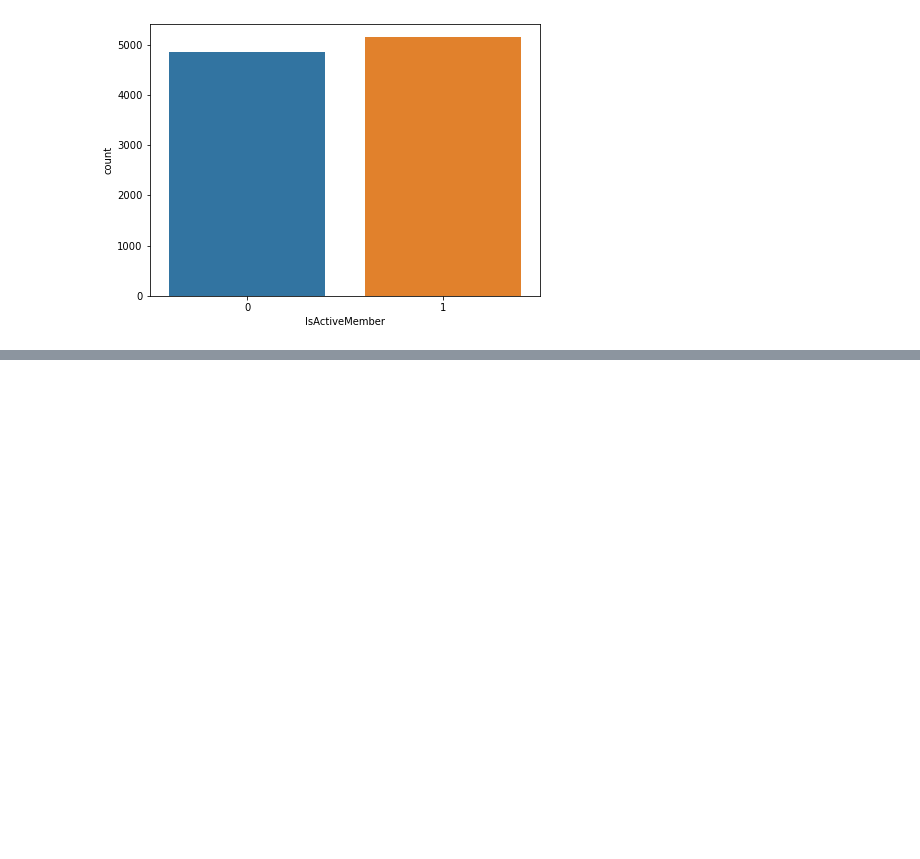
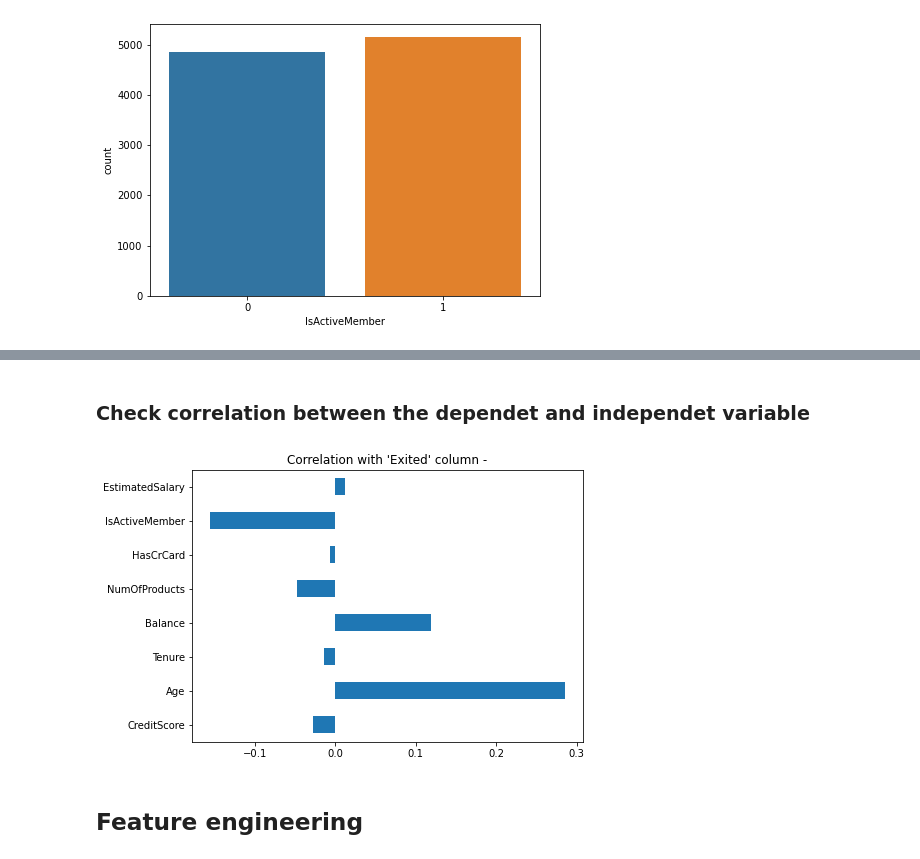
Before and after one commit to olihofmann/cas-aml, a Jupyter notebook: customer-churn-prediction/classical_algorithms.ipynb, the cells around one changed output, grey strips where cells are left out. Cells and saved outputs as stored; diff of their text form; code cells hidden in the pictures; blank space fills up the shorter version.

Commit message:
Add correlation matrix

```diff
--- a/customer-churn-prediction/classical_algorithms.ipynb
+++ b/customer-churn-prediction/classical_algorithms.ipynb
@@ -169,0 +172,3 @@ plt.show()
+# %%
+data_correlation = data.drop(["RowNumber", "CustomerId", "Exited"], axis=1)
+data_correlation.corr()
@@ -169,0 +185,10 @@ plt.show()
+# %% [markdown]
+### Check correlation between the dependet and independet variable
+# %%
+plt.figure(figsize=(7, 5))
+data_correlation.corrwith(data["Exited"]).plot(kind="barh", title="Correlation with 'Exited' column")
+plt.show()
+# %% [output]
+[figure, added]
+# %% [markdown]
+## Feature engineering
```
Also changed, not shown: parts of 3 cells of this notebook.
